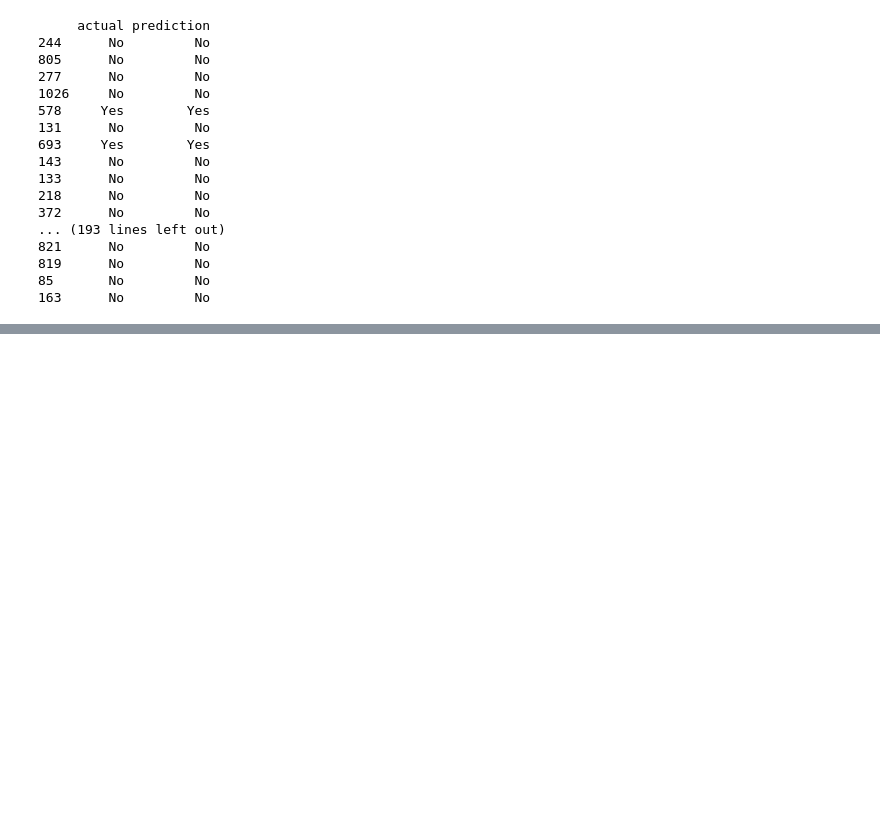
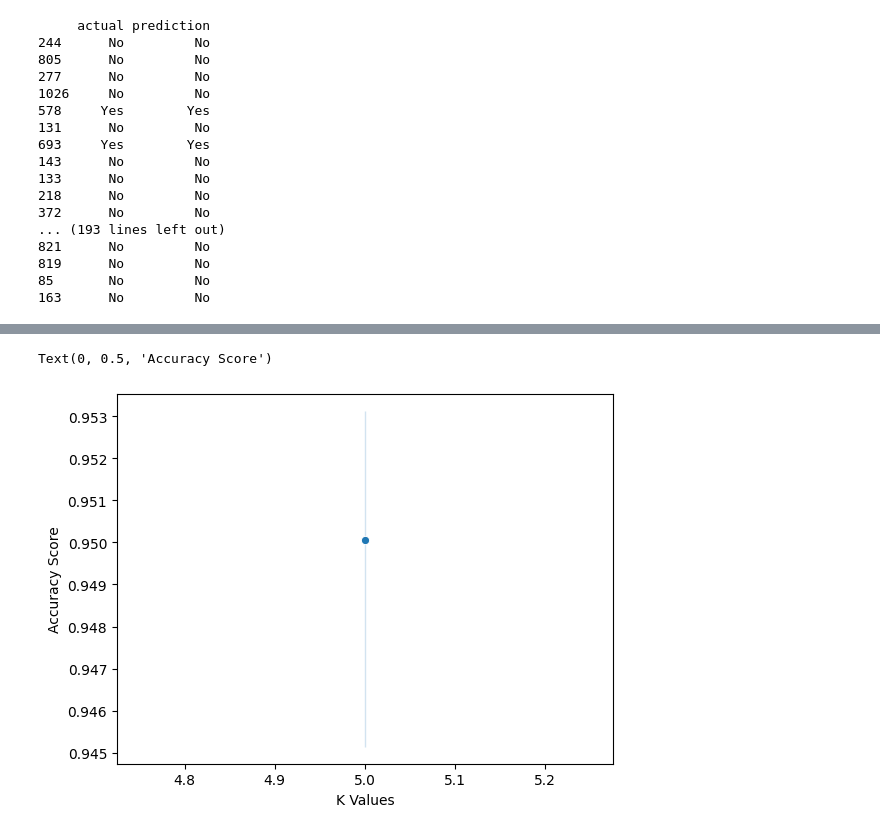
Before and after one commit to ggarci10/4961kaur, a Jupyter notebook: Saya.ipynb, the cells around one changed output, grey strips where cells are left out. Cells and saved outputs as stored; diff of their text form; code cells hidden in the pictures; blank space fills up the shorter version.

```diff
--- a/Saya.ipynb
+++ b/Saya.ipynb
@@ -581,0 +657,14 @@ print(results)
+# %%
+k_values=[1,2,3,4,5,6,7,8,9,10]
+scores=[]
+for k in k_values:
+    knn = KNeighborsClassifier(n_neighbors=k)
+    score = cross_val_score(knn, X, y, cv=5)
+    scores.append(np.mean(score))
+
+sns.lineplot(x = 5, y = scores, marker = 'o')
+plt.xlabel("K Values")
+plt.ylabel("Accuracy Score")
+# %% [output]
+Text(0, 0.5, 'Accuracy Score')
+[figure, added]
```
Also changed, not shown: parts of 8 cells of this notebook.
